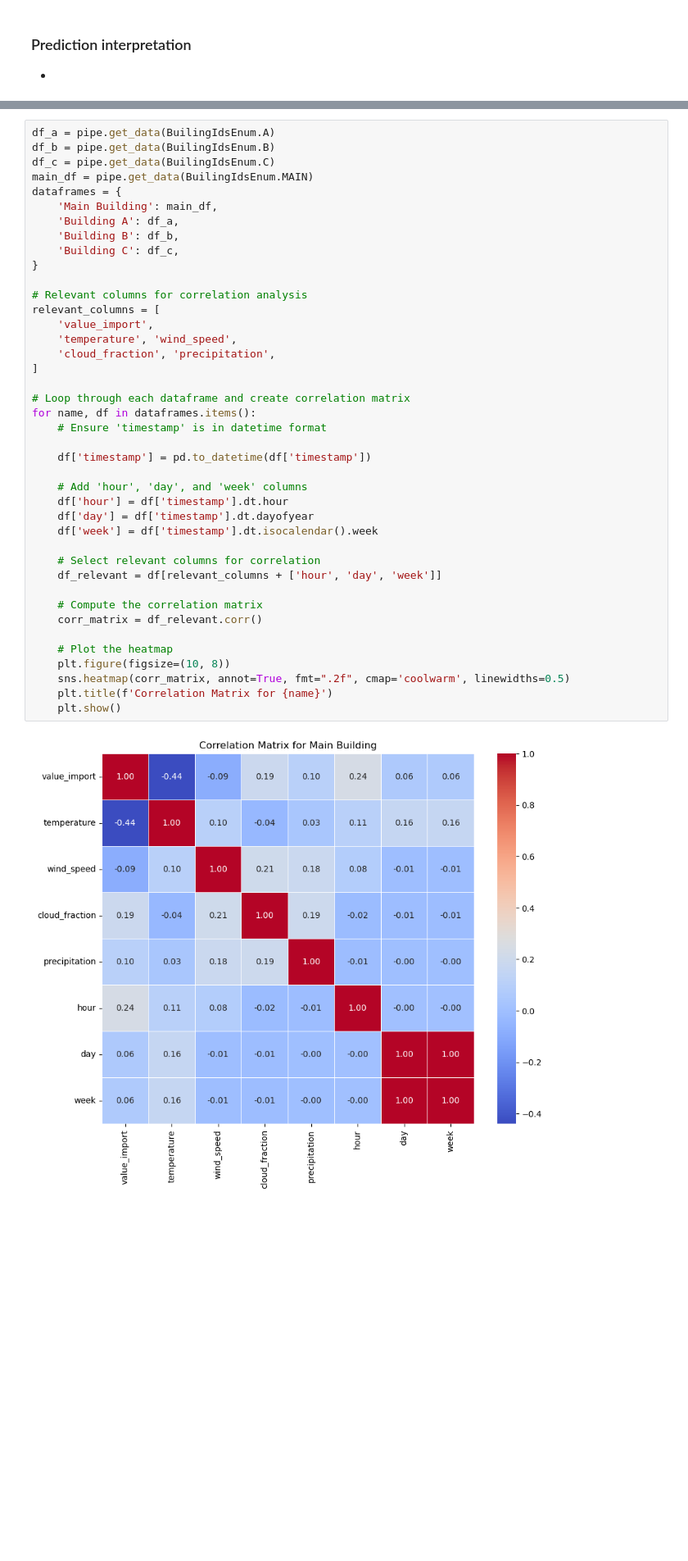
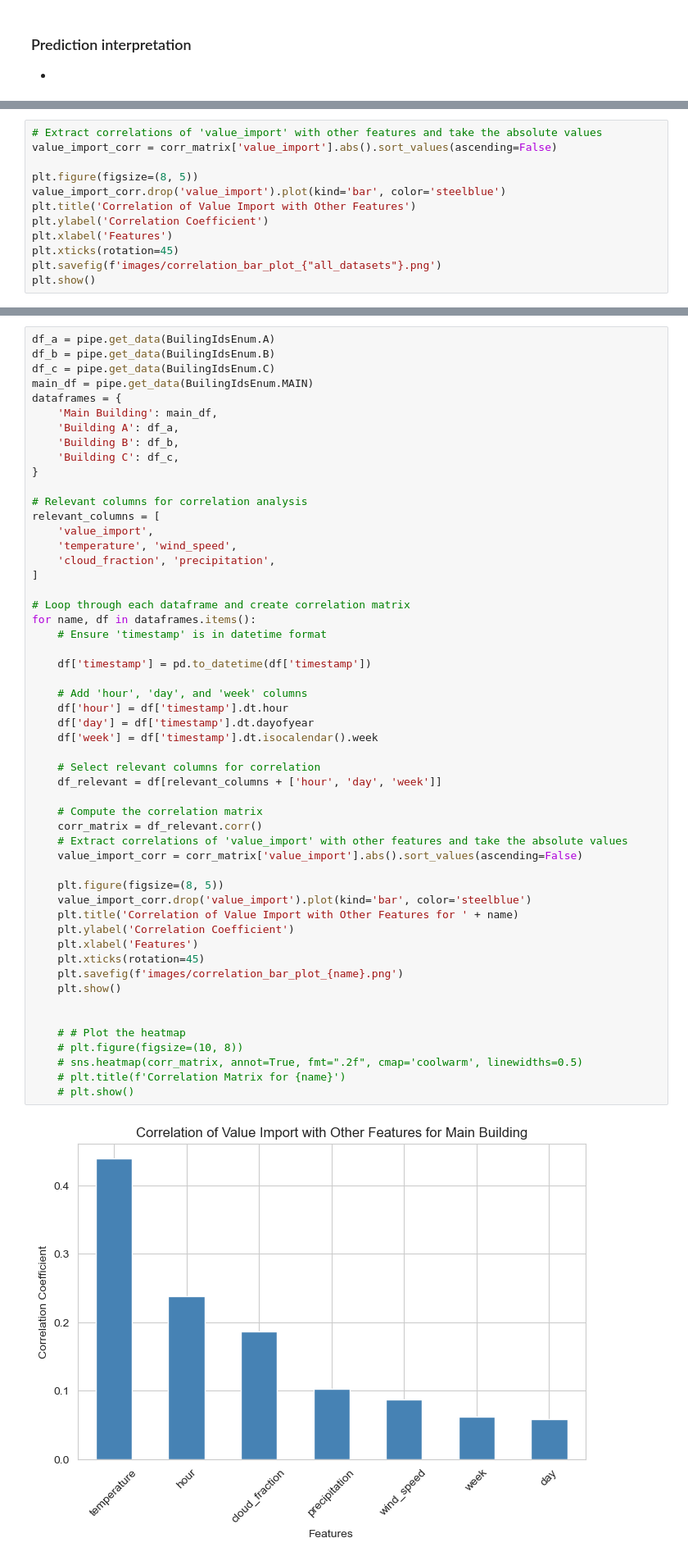
Before and after one commit to MatsNissen-Lie/SolarEnergyImpact, a Jupyter notebook: src/analysis.ipynb, the cells around one changed output, grey strips where cells are left out. Shown at 82% size. Saved outputs shown, nothing was run; the diff lists cells and outputs as text; blank space fills up the shorter version.

```diff
--- a/src/analysis.ipynb
+++ b/src/analysis.ipynb
@@ -173,0 +198,12 @@ plt.show()
+# %%
+# Extract correlations of 'value_import' with other features and take the absolute values
+value_import_corr = corr_matrix['value_import'].abs().sort_values(ascending=False)
+
+plt.figure(figsize=(8, 5))
+value_import_corr.drop('value_import').plot(kind='bar', color='steelblue')
+plt.title('Correlation of Value Import with Other Features')
+plt.ylabel('Correlation Coefficient')
+plt.xlabel('Features')
+plt.xticks(rotation=45)
+plt.savefig(f'images/correlation_bar_plot_{"all_datasets"}.png')
+plt.show()
@@ -197,35 +235,47 @@ dataframes = {
     'Building B': df_b,
     'Building C': df_c,
 }
 
 # Relevant columns for correlation analysis
 relevant_columns = [
     'value_import',
     'temperature', 'wind_speed',
     'cloud_fraction', 'precipitation',
 ]
 
 # Loop through each dataframe and create correlation matrix
 for name, df in dataframes.items():
     # Ensure 'timestamp' is in datetime format
 
     df['timestamp'] = pd.to_datetime(df['timestamp'])
 
     # Add 'hour', 'day', and 'week' columns
     df['hour'] = df['timestamp'].dt.hour
     df['day'] = df['timestamp'].dt.dayofyear
     df['week'] = df['timestamp'].dt.isocalendar().week
 
     # Select relevant columns for correlation
     df_relevant = df[relevant_columns + ['hour', 'day', 'week']]
 
     # Compute the correlation matrix
     corr_matrix = df_relevant.corr()
+    # Extract correlations of 'value_import' with other features and take the absolute values
+    value_import_corr = corr_matrix['value_import'].abs().sort_values(ascending=False)
 
-    # Plot the heatmap
-    plt.figure(figsize=(10, 8))
-    sns.heatmap(corr_matrix, annot=True, fmt=".2f", cmap='coolwarm', linewidths=0.5)
-    plt.title(f'Correlation Matrix for {name}')
+    plt.figure(figsize=(8, 5))
+    value_import_corr.drop('value_import').plot(kind='bar', color='steelblue')
+    plt.title('Correlation of Value Import with Other Features for ' + name)
+    plt.ylabel('Correlation Coefficient')
+    plt.xlabel('Features')
+    plt.xticks(rotation=45)
+    plt.savefig(f'images/correlation_bar_plot_{name}.png')
     plt.show()
+
+
+    # # Plot the heatmap
+    # plt.figure(figsize=(10, 8))
+    # sns.heatmap(corr_matrix, annot=True, fmt=".2f", cmap='coolwarm', linewidths=0.5)
+    # plt.title(f'Correlation Matrix for {name}')
+    # plt.show()
 # %% [output]
-[figure, old version]
+[figure, new version]
```
Also changed, not shown: parts of 18 cells of this notebook, 12 other files.
